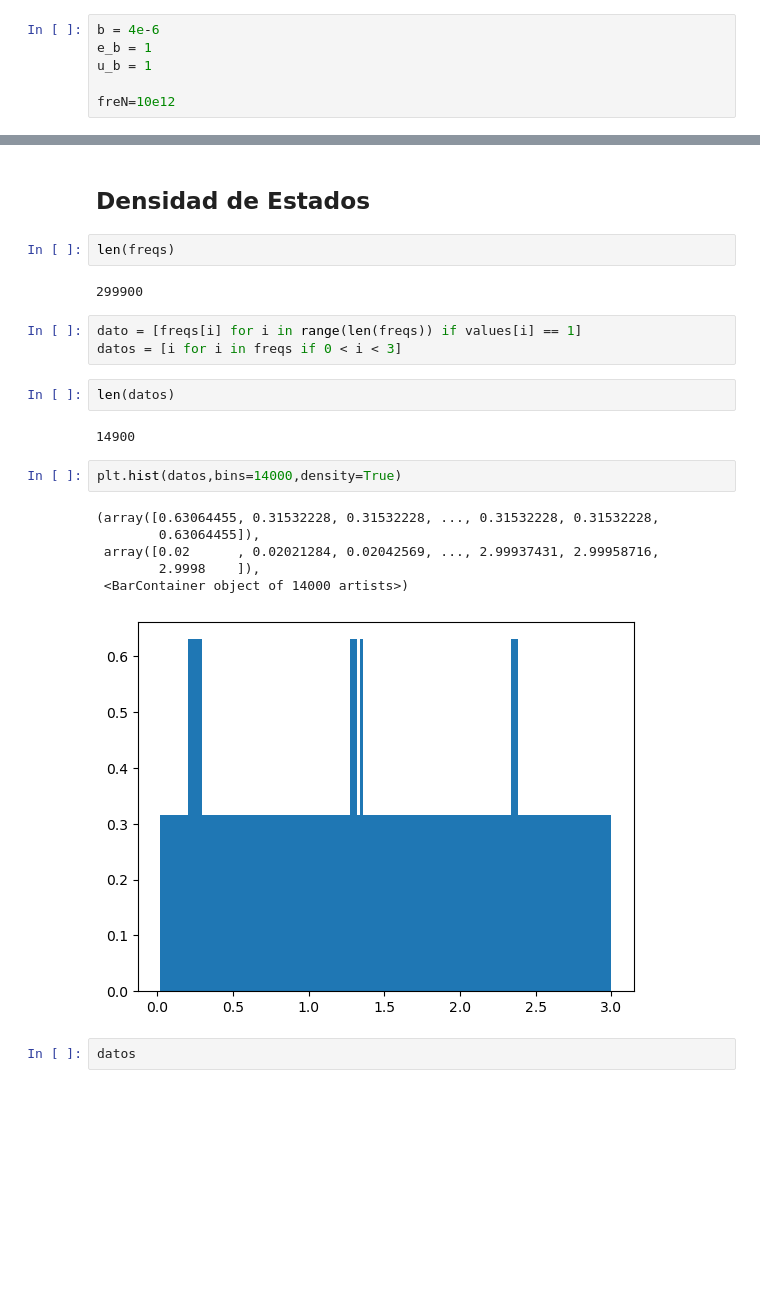
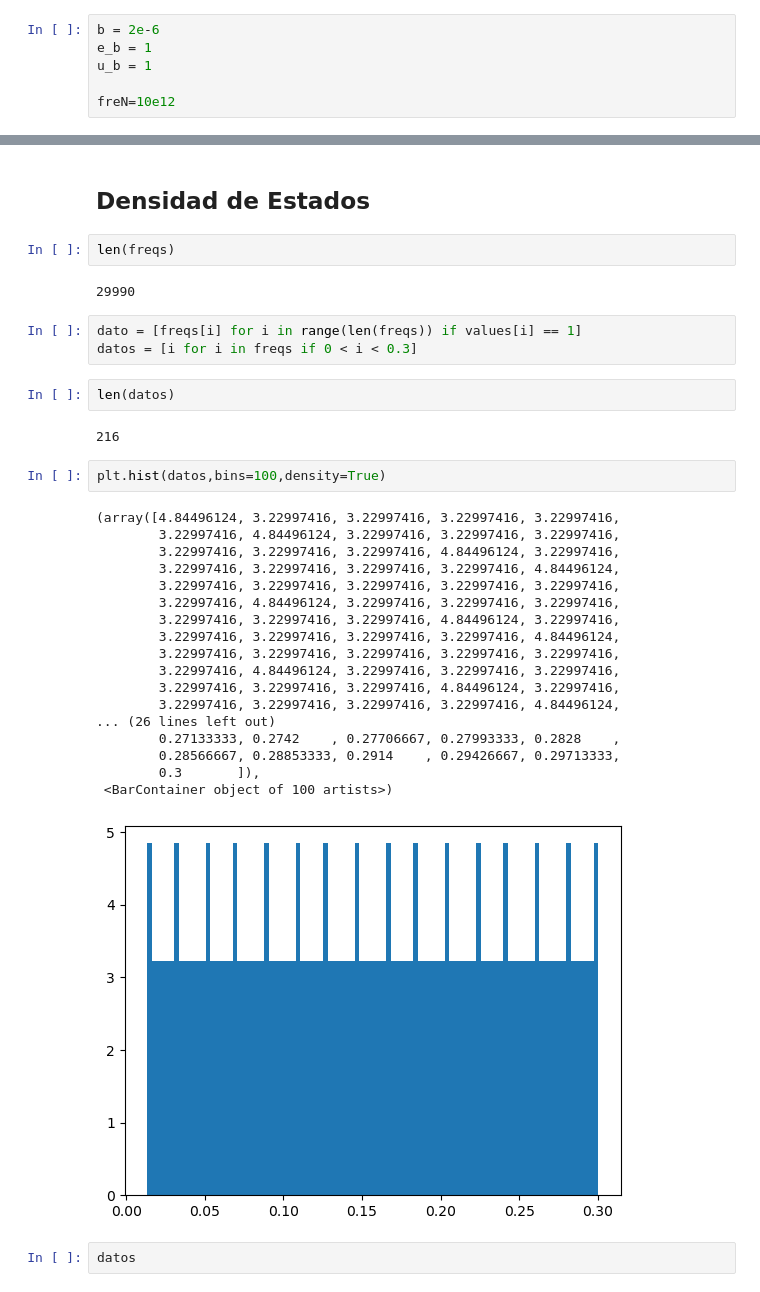
Before and after one commit to Jwpr-dpr/Tesis, a Jupyter notebook: CristalFotonico.ipynb, the cells around one changed output, grey strips where cells are left out. Drawn from its saved outputs; the diff is of its cells as text; blank space fills up the shorter version.

```diff
--- a/CristalFotonico.ipynb
+++ b/CristalFotonico.ipynb
@@ -18,7 +18,7 @@ u_a = 1
 # %% [markdown]
 Capa $B$
 # %%
-b = 4e-6
+b = 2e-6
 e_b = 1
 u_b = 1
 
@@ -141,23 +146,35 @@ plt.show()
 # %%
 len(freqs)
 # %% [output]
-299900
+29990
 # %%
 dato = [freqs[i] for i in range(len(freqs)) if values[i] == 1]
-datos = [i for i in freqs if 0 < i < 3]
+datos = [i for i in freqs if 0 < i < 0.3]
 # %%
 len(datos)
 # %% [output]
-14900
+216
 # %%
-plt.hist(datos,bins=14000,density=True)
+plt.hist(datos,bins=100,density=True)
 # %% [output]
-(array([0.63064455, 0.31532228, 0.31532228, ..., 0.31532228, 0.31532228,
-        0.63064455]),
- array([0.02      , 0.02021284, 0.02042569, ..., 2.99937431, 2.99958716,
-        2.9998    ]),
- <BarContainer object of 14000 artists>)
+(array([4.84496124, 3.22997416, 3.22997416, 3.22997416, 3.22997416,
+        3.22997416, 4.84496124, 3.22997416, 3.22997416, 3.22997416,
+        3.22997416, 3.22997416, 3.22997416, 4.84496124, 3.22997416,
+        3.22997416, 3.22997416, 3.22997416, 3.22997416, 4.84496124,
+        3.22997416, 3.22997416, 3.22997416, 3.22997416, 3.22997416,
+        3.22997416, 4.84496124, 3.22997416, 3.22997416, 3.22997416,
+        3.22997416, 3.22997416, 3.22997416, 4.84496124, 3.22997416,
+        3.22997416, 3.22997416, 3.22997416, 3.22997416, 4.84496124,
+        3.22997416, 3.22997416, 3.22997416, 3.22997416, 3.22997416,
+        3.22997416, 4.84496124, 3.22997416, 3.22997416, 3.22997416,
+        3.22997416, 3.22997416, 3.22997416, 4.84496124, 3.22997416,
+        3.22997416, 3.22997416, 3.22997416, 3.22997416, 4.84496124,
+... (26 lines left out)
+        0.27133333, 0.2742    , 0.27706667, 0.27993333, 0.2828    ,
+        0.28566667, 0.28853333, 0.2914    , 0.29426667, 0.29713333,
+        0.3       ]),
+ <BarContainer object of 100 artists>)
-[figure, old version]
+[figure, new version]
 # %%
 datos
 # %% [output]
```
Also changed, not shown: parts of 9 cells of this notebook, 2 other files.
